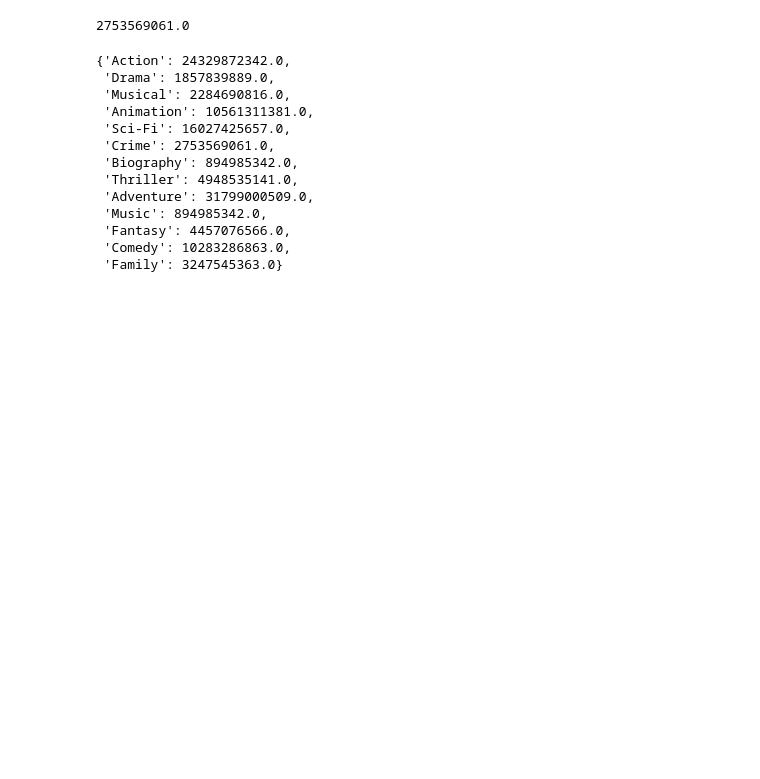
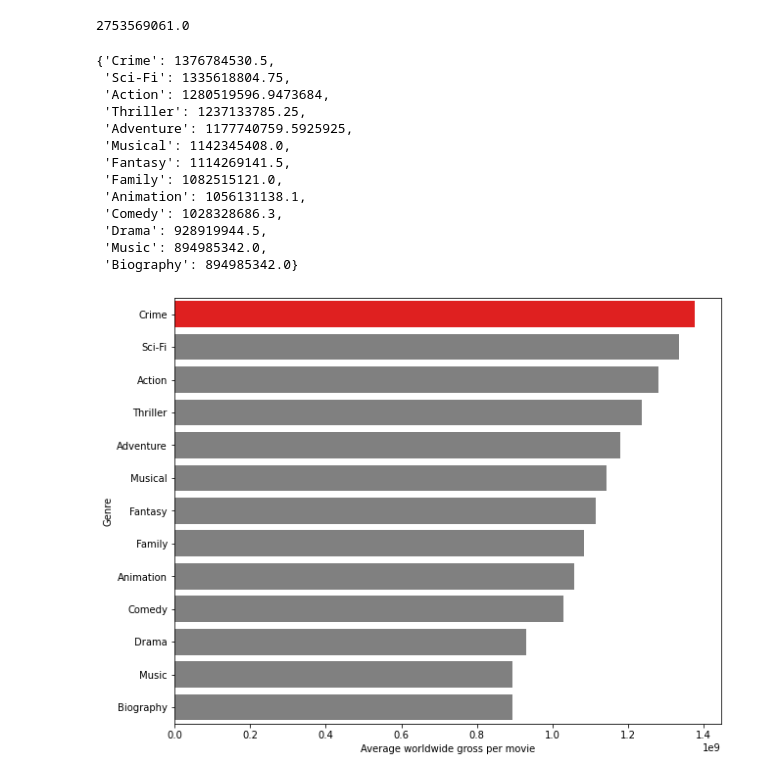
Before and after one commit to dodgy719/movie_analysis, a Jupyter notebook: Question1.ipynb, the cells around one changed output. Cells and saved outputs as stored; diff of their text form; code cells hidden in the pictures; blank space fills up the shorter version.

```diff
--- a/Question1.ipynb
+++ b/Question1.ipynb
@@ -796,21 +797,32 @@ grouped.iloc[1]["worldwide_gross"]
 # %%
 worldwide_gross = {}
 for genre in all_genres:
-    grouped = movie_details_df2.groupby(by = "".join(genre)).sum()
+    grouped = movie_details_df2.groupby(by = "".join(genre)).mean()
     worldwide_gross[genre] = grouped.iloc[1]["worldwide_gross"]
+# %%
+worldwide_gross = dict(sorted(worldwide_gross.items(), key = lambda item : item[1], reverse = True))
 # %%
 worldwide_gross
 # %% [output]
-{'Action': 24329872342.0,
- 'Drama': 1857839889.0,
- 'Musical': 2284690816.0,
- 'Animation': 10561311381.0,
- 'Sci-Fi': 16027425657.0,
- 'Crime': 2753569061.0,
- 'Biography': 894985342.0,
- 'Thriller': 4948535141.0,
- 'Adventure': 31799000509.0,
+{'Crime': 1376784530.5,
+ 'Sci-Fi': 1335618804.75,
+ 'Action': 1280519596.9473684,
+ 'Thriller': 1237133785.25,
+ 'Adventure': 1177740759.5925925,
+ 'Musical': 1142345408.0,
+ 'Fantasy': 1114269141.5,
+ 'Family': 1082515121.0,
+ 'Animation': 1056131138.1,
+ 'Comedy': 1028328686.3,
+ 'Drama': 928919944.5,
  'Music': 894985342.0,
- 'Fantasy': 4457076566.0,
- 'Comedy': 10283286863.0,
- 'Family': 3247545363.0}
+ 'Biography': 894985342.0}
+# %%
+plt.figure(figsize=(10,8))
+clrs = ['grey' if (x < max(worldwide_gross.values())) else 'red' for x in worldwide_gross.values() ]
+sns.barplot(x = list(worldwide_gross.values()), y = list(worldwide_gross.keys()), palette=clrs)
+plt.xlabel("Average worldwide gross per movie")
+plt.ylabel("Genre")
+plt.savefig("highest_revenue_per_movie")
+# %% [output]
+[figure, added]
```
Also changed, not shown: parts of 12 cells of this notebook, 3 other files.
